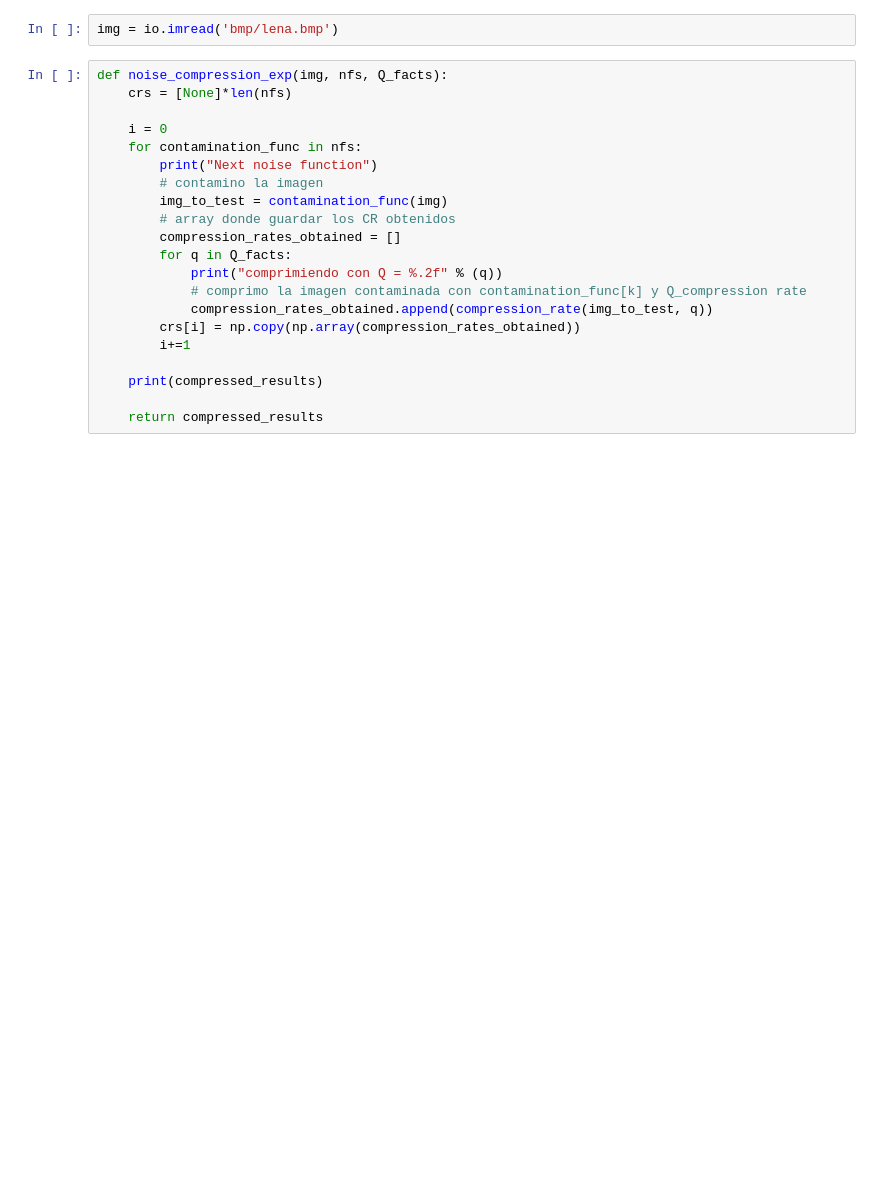
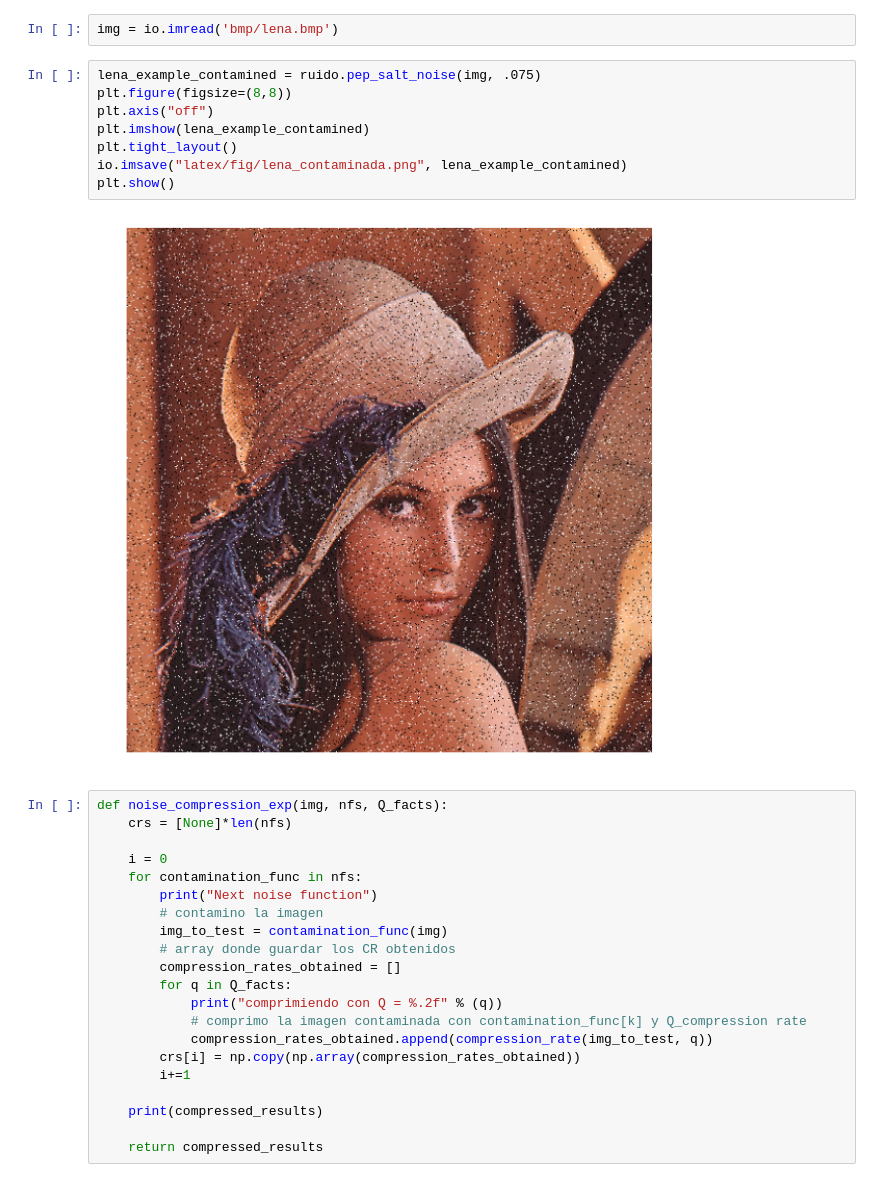
Before and after one commit to npazosmendez/jpeg, a Jupyter notebook: experimentando.ipynb, the cells around one changed output. Cells and saved outputs as stored; diff of their text form; blank space fills up the shorter version.

Commit message:
avanzando con slides ruido

```diff
--- a/experimentando.ipynb
+++ b/experimentando.ipynb
@@ -116,6 +116,16 @@ plt.tight_layout()
 plt.show()
 # %%
 img = io.imread('bmp/lena.bmp')
+# %%
+lena_example_contamined = ruido.pep_salt_noise(img, .075)
+plt.figure(figsize=(8,8))
+plt.axis("off")
+plt.imshow(lena_example_contamined)
+plt.tight_layout()
+io.imsave("latex/fig/lena_contaminada.png", lena_example_contamined)
+plt.show()
+# %% [output]
+[figure, added]
 # %%
 def noise_compression_exp(img, nfs, Q_facts):
     crs = [None]*len(nfs)
```
Also changed, not shown: 3 other files.
